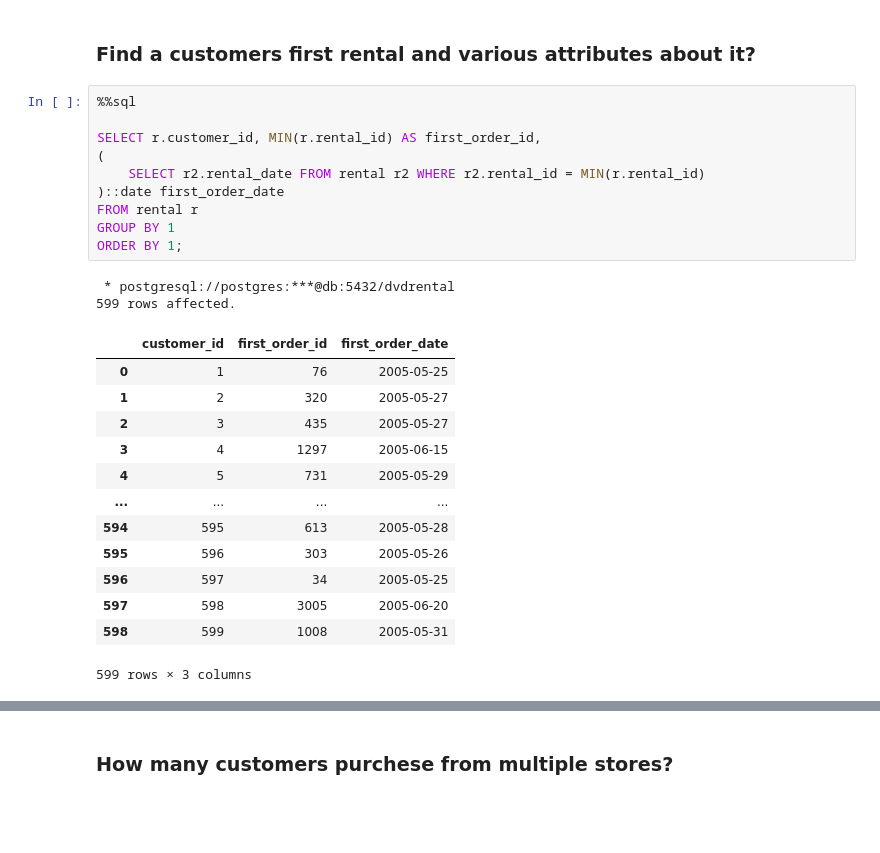
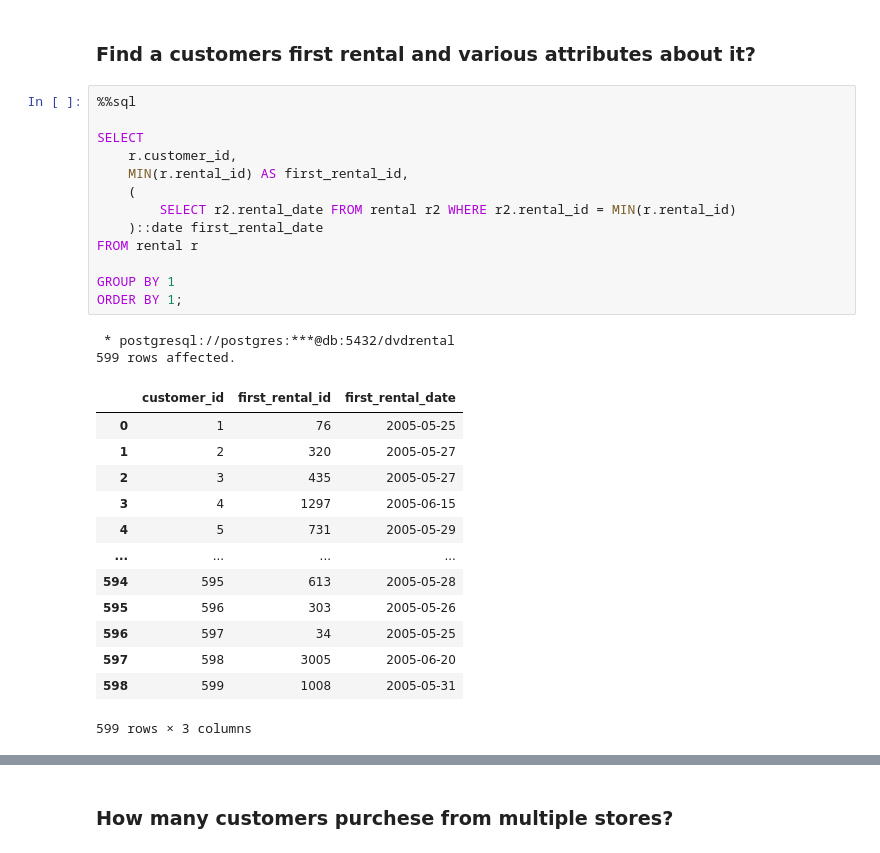
Before and after one commit to nikolaevtomov/dvdrental, a Jupyter notebook: notebook/1.experiment.ipynb, the cells around one changed output, grey strips where cells are left out. Drawn from its saved outputs; the diff is of its cells as text; blank space fills up the shorter version.

```diff
--- a/notebook/1.experiment.ipynb
+++ b/notebook/1.experiment.ipynb
@@ -142,17 +105,20 @@ ORDER BY 3 NULLS FIRST;
 # %%
 %%sql
 
-SELECT r.customer_id, MIN(r.rental_id) AS first_order_id,
-(
-    SELECT r2.rental_date FROM rental r2 WHERE r2.rental_id = MIN(r.rental_id)
-)::date first_order_date
+SELECT
+    r.customer_id,
+    MIN(r.rental_id) AS first_rental_id,
+    (
+        SELECT r2.rental_date FROM rental r2 WHERE r2.rental_id = MIN(r.rental_id)
+    )::date first_rental_date
 FROM rental r
+
 GROUP BY 1
 ORDER BY 1;
 # %% [output]
  * postgresql://postgres:***@db:5432/dvdrental
 599 rows affected.
-|  | customer_id | first_order_id | first_order_date |
+|  | customer_id | first_rental_id | first_rental_date |
 | 0 | 1 | 76 | 2005-05-25 |
 | 1 | 2 | 320 | 2005-05-27 |
 | 2 | 3 | 435 | 2005-05-27 |
```
Also changed, not shown: parts of 16 cells of this notebook.
